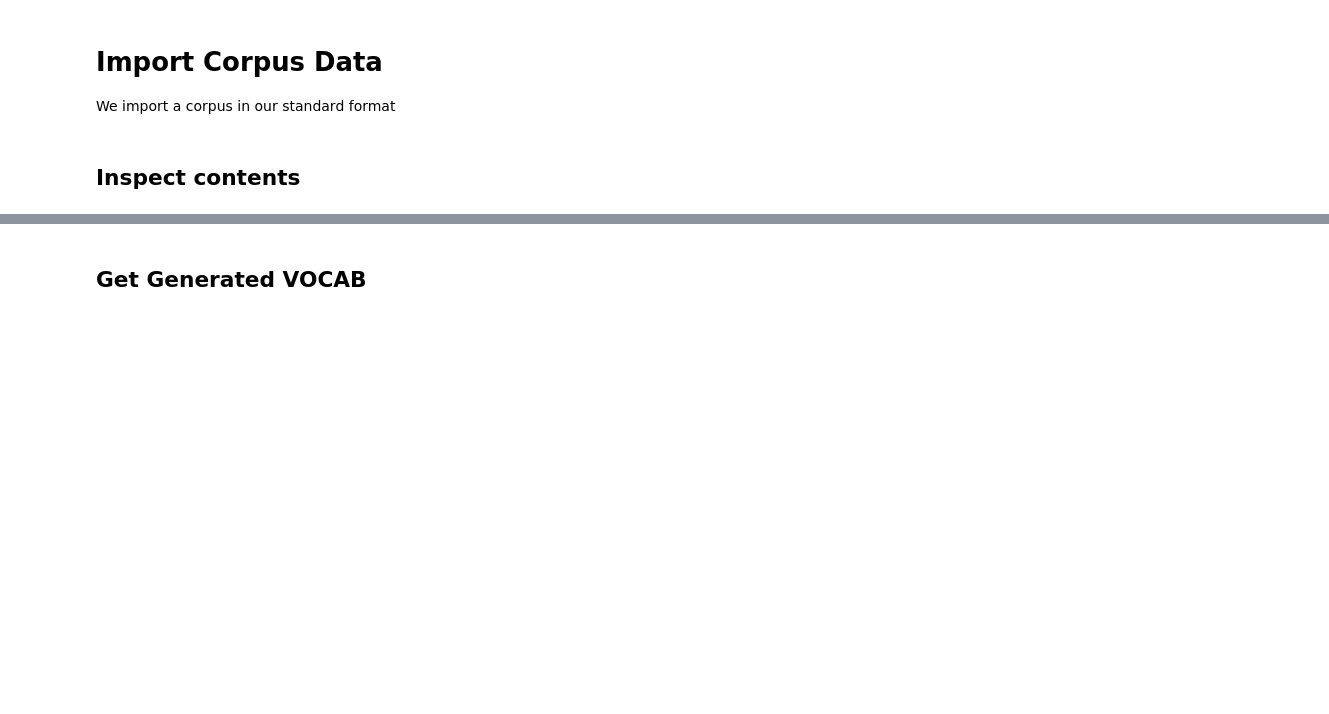
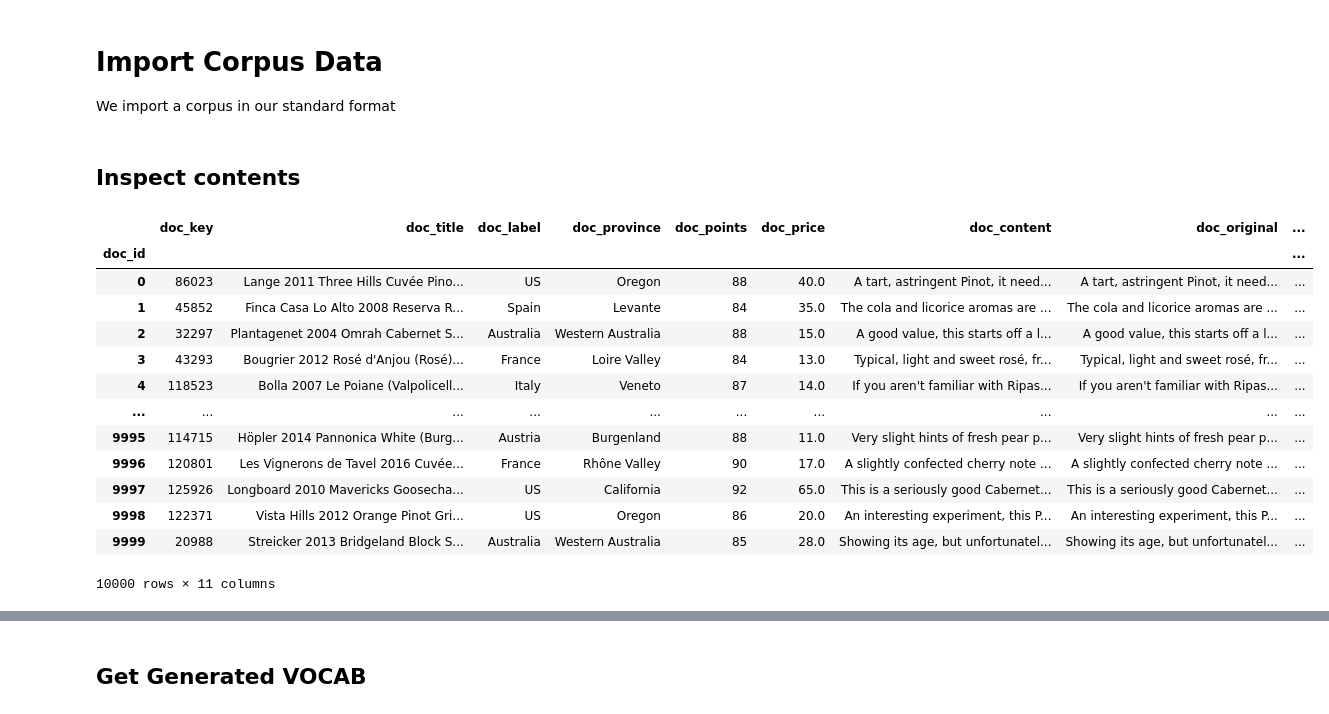
Before and after one commit to ontoligent/TAPI_Topic_Models, a Jupyter notebook: 01-SciKitLearn.ipynb, the cells around one changed output, grey strips where cells are left out. Drawn from its saved outputs; the diff is of its cells as text; code cells hidden in the pictures; blank space fills up the shorter version.

```diff
--- a/01-SciKitLearn.ipynb
+++ b/01-SciKitLearn.ipynb
@@ -49,3 +49,20 @@ We import a corpus in our standard format
 corpus = db.get_corpus()
 # %% [markdown]
 ## Inspect contents
+# %%
+corpus
+# %% [output]
+|  | doc_key | doc_title | doc_label | doc_province | doc_points | doc_price | doc_content | doc_original | ... |
+| doc_id |  |  |  |  |  |  |  |  | ... |
+| 0 | 86023 | Lange 2011 Three Hills Cuvée Pino... | US | Oregon | 88 | 40.0 | A tart, astringent Pinot, it need... | A tart, astringent Pinot, it need... | ... |
+| 1 | 45852 | Finca Casa Lo Alto 2008 Reserva R... | Spain | Levante | 84 | 35.0 | The cola and licorice aromas are ... | The cola and licorice aromas are ... | ... |
+| 2 | 32297 | Plantagenet 2004 Omrah Cabernet S... | Australia | Western Australia | 88 | 15.0 | A good value, this starts off a l... | A good value, this starts off a l... | ... |
+| 3 | 43293 | Bougrier 2012 Rosé d'Anjou (Rosé)... | France | Loire Valley | 84 | 13.0 | Typical, light and sweet rosé, fr... | Typical, light and sweet rosé, fr... | ... |
+| 4 | 118523 | Bolla 2007 Le Poiane (Valpolicell... | Italy | Veneto | 87 | 14.0 | If you aren't familiar with Ripas... | If you aren't familiar with Ripas... | ... |
+| ... | ... | ... | ... | ... | ... | ... | ... | ... | ... |
+| 9995 | 114715 | Höpler 2014 Pannonica White (Burg... | Austria | Burgenland | 88 | 11.0 | Very slight hints of fresh pear p... | Very slight hints of fresh pear p... | ... |
+| 9996 | 120801 | Les Vignerons de Tavel 2016 Cuvée... | France | Rhône Valley | 90 | 17.0 | A slightly confected cherry note ... | A slightly confected cherry note ... | ... |
+| 9997 | 125926 | Longboard 2010 Mavericks Goosecha... | US | California | 92 | 65.0 | This is a seriously good Cabernet... | This is a seriously good Cabernet... | ... |
+| 9998 | 122371 | Vista Hills 2012 Orange Pinot Gri... | US | Oregon | 86 | 20.0 | An interesting experiment, this P... | An interesting experiment, this P... | ... |
+| 9999 | 20988 | Streicker 2013 Bridgeland Block S... | Australia | Western Australia | 85 | 28.0 | Showing its age, but unfortunatel... | Showing its age, but unfortunatel... | ... |
+10000 rows × 11 columns
```
Also changed, not shown: parts of 15 cells of this notebook, 5 other files.
